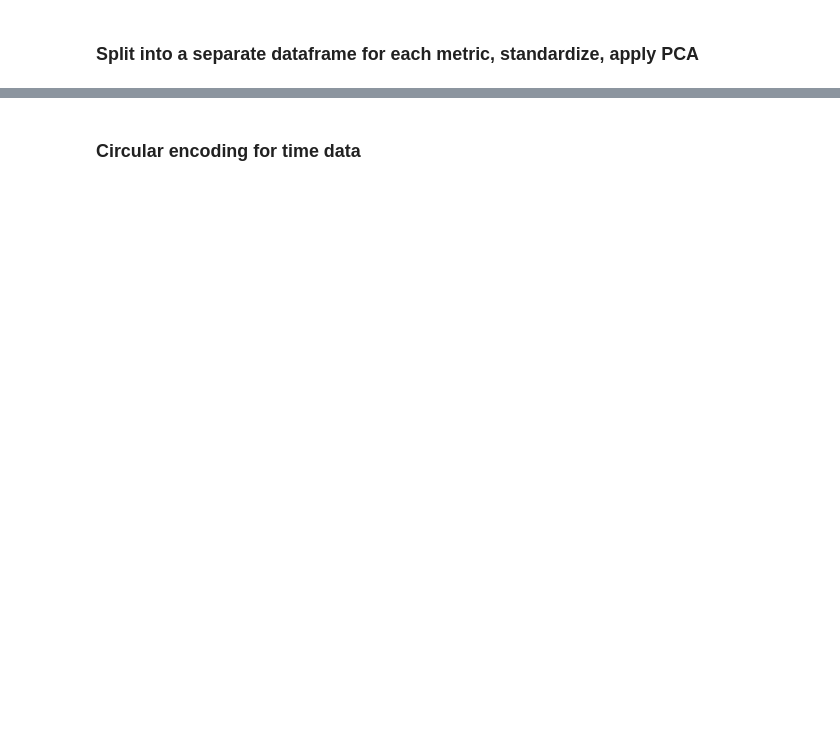
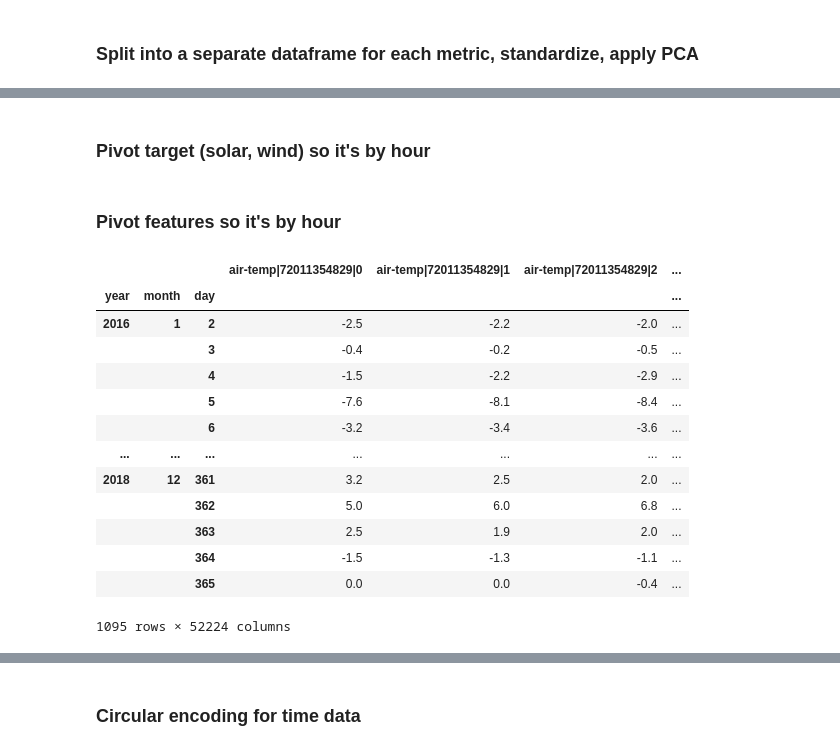
Before and after one commit to amy-wang/thesis2, a Jupyter notebook: data/Weather and Renewable Data.ipynb, the cells around one changed output, grey strips where cells are left out. Cells and saved outputs as stored; diff of their text form; code cells hidden in the pictures; blank space fills up the shorter version.

```diff
--- a/data/Weather and Renewable Data.ipynb
+++ b/data/Weather and Renewable Data.ipynb
@@ -128,0 +163,2 @@ Metrics:
+# %% [markdown]
+### Pivot target (solar, wind) so it's by hour
@@ -128,0 +175,23 @@ Metrics:
+# %% [markdown]
+### Pivot features so it's by hour
+# %%
+weather_df_hour = weather_df.reset_index()
+weather_df_hour = weather_df_hour.pivot_table(index = ['year','month', 'day'], columns="hour", values=weather_df_hour.columns)
+weather_df_hour.columns = weather_df_hour.columns.map('{0[0]}|{0[1]}'.format)
+weather_df_hour = weather_df_hour.dropna()
+weather_df_hour
+# %% [output]
+|  |  |  | air-temp|72011354829|0 | air-temp|72011354829|1 | air-temp|72011354829|2 | ... |
+| year | month | day |  |  |  | ... |
+| 2016 | 1 | 2 | -2.5 | -2.2 | -2.0 | ... |
+|  |  | 3 | -0.4 | -0.2 | -0.5 | ... |
+|  |  | 4 | -1.5 | -2.2 | -2.9 | ... |
+|  |  | 5 | -7.6 | -8.1 | -8.4 | ... |
+|  |  | 6 | -3.2 | -3.4 | -3.6 | ... |
+| ... | ... | ... | ... | ... | ... | ... |
+| 2018 | 12 | 361 | 3.2 | 2.5 | 2.0 | ... |
+|  |  | 362 | 5.0 | 6.0 | 6.8 | ... |
+|  |  | 363 | 2.5 | 1.9 | 2.0 | ... |
+|  |  | 364 | -1.5 | -1.3 | -1.1 | ... |
+|  |  | 365 | 0.0 | 0.0 | -0.4 | ... |
+1095 rows × 52224 columns
```
Also changed, not shown: parts of 55 cells of this notebook.
